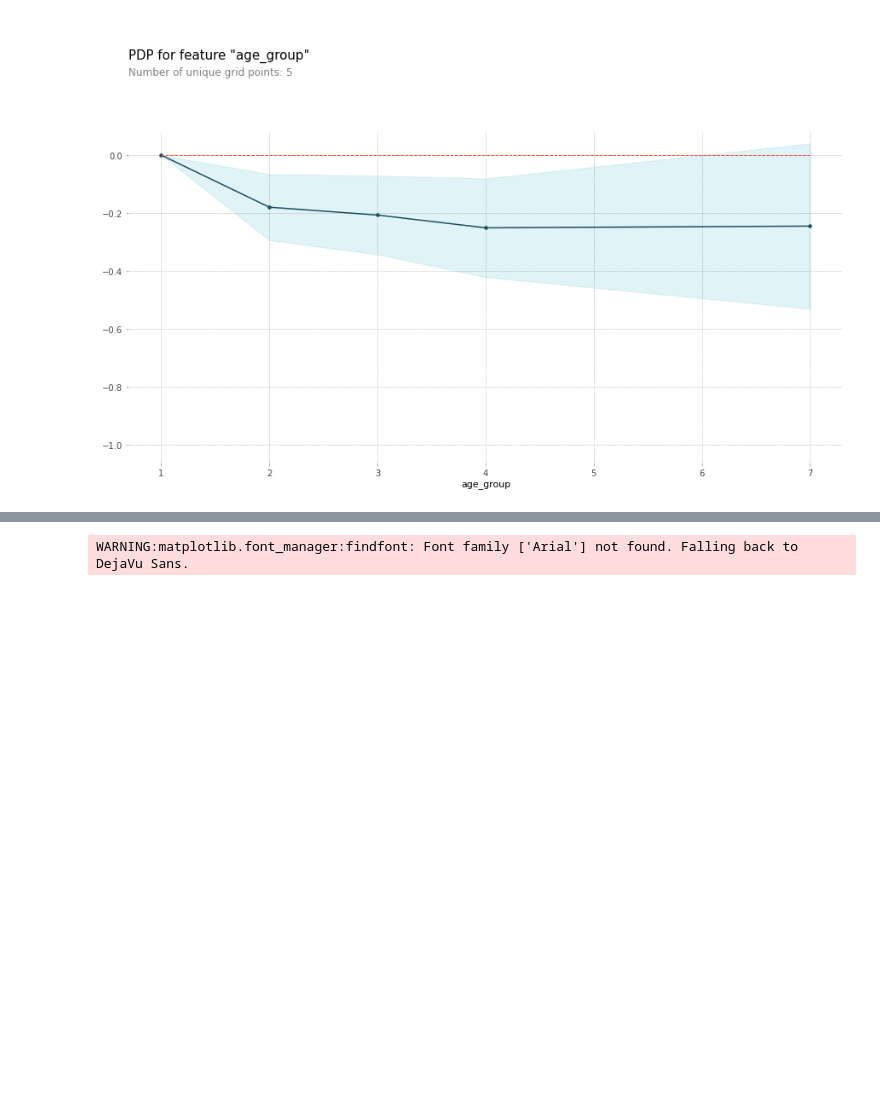
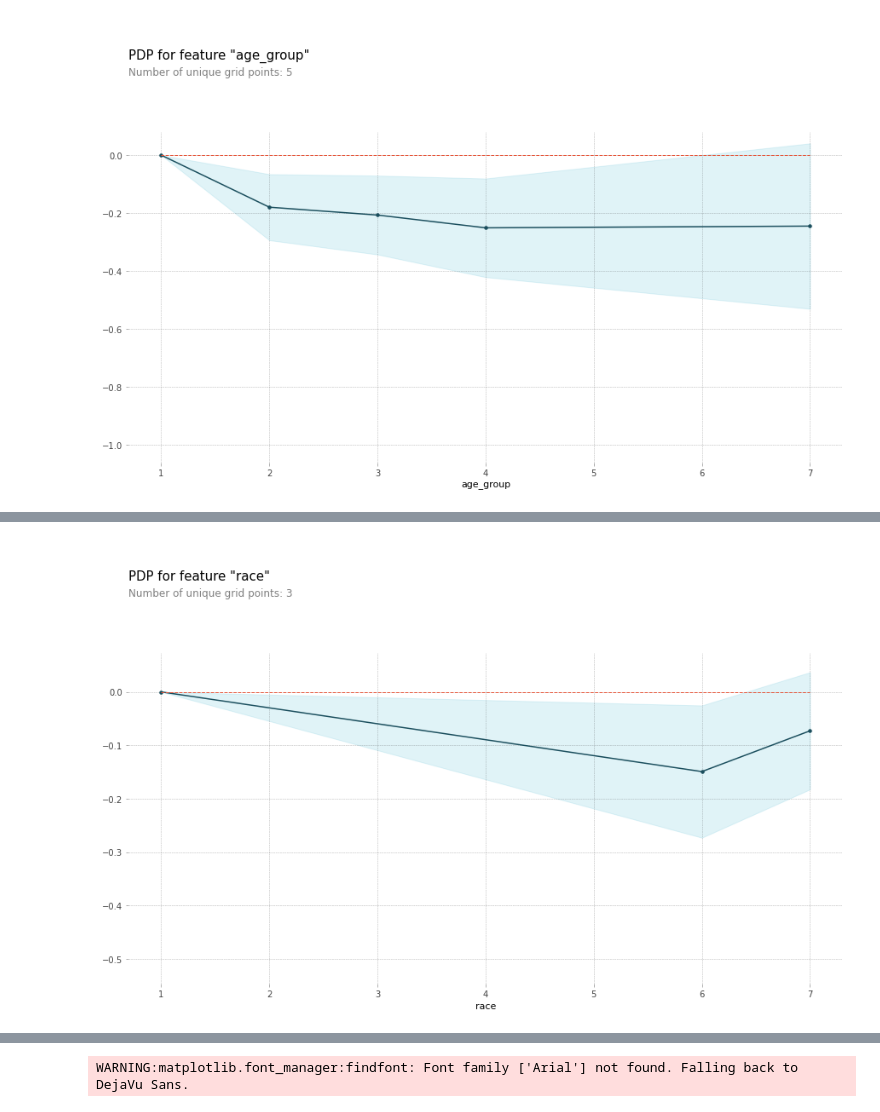
Before and after one commit to Alice1304/Section2_project, a Jupyter notebook: 0726_fin.ipynb, the cells around one changed output, grey strips where cells are left out. Cells and saved outputs as stored; diff of their text form; code cells hidden in the pictures; blank space fills up the shorter version.

```diff
--- a/0726_fin.ipynb
+++ b/0726_fin.ipynb
@@ -648,0 +662,13 @@ WARNING:matplotlib.font_manager:findfont: Font family ['Arial'] not found. Falli
+# %%
+feature='race'
+
+isolated = pdp_isolate(
+    model=best,
+    dataset=X_test_selected,
+    model_features=X_test_selected.columns,
+    feature= feature
+)
+# %%
+pdp_plot(isolated, feature_name=feature);
+# %% [output]
+[figure, added]
```
Also changed, not shown: parts of 6 cells of this notebook.
